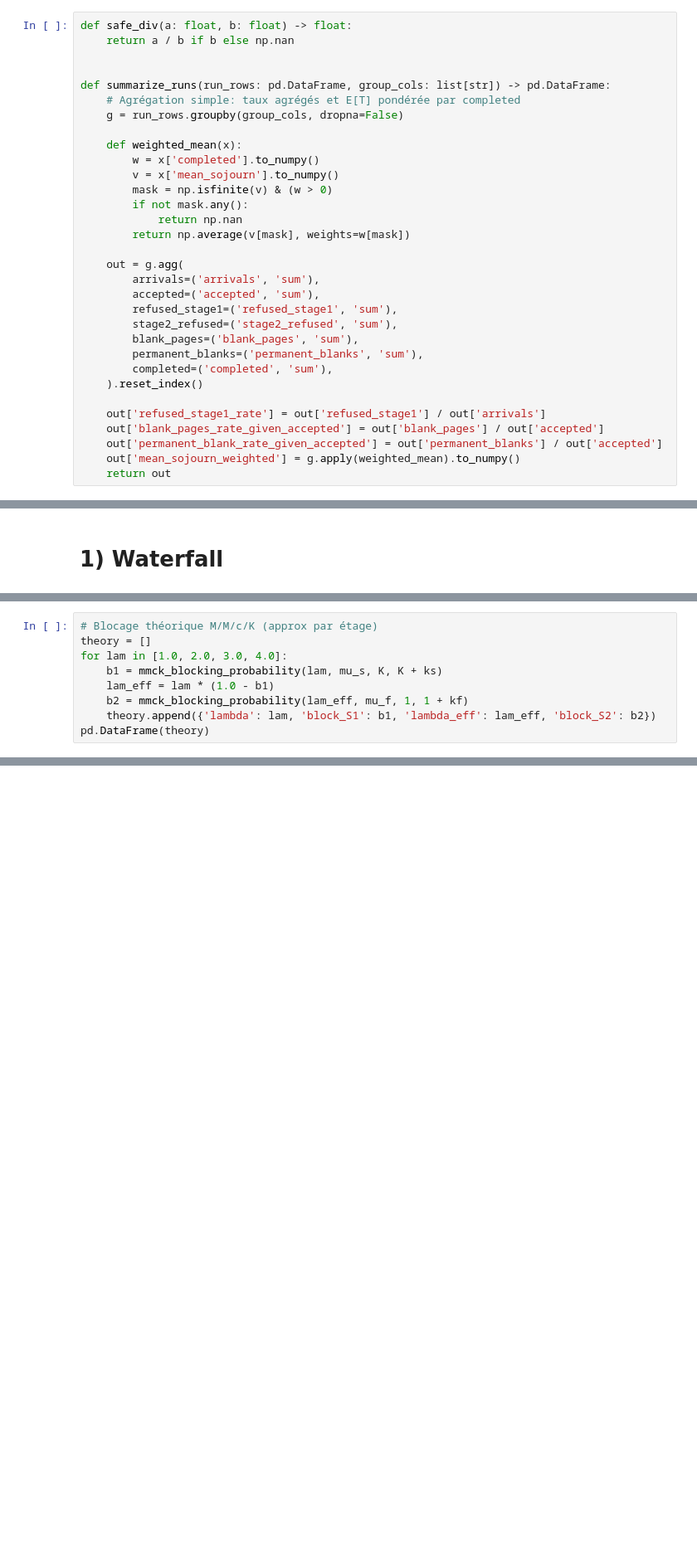
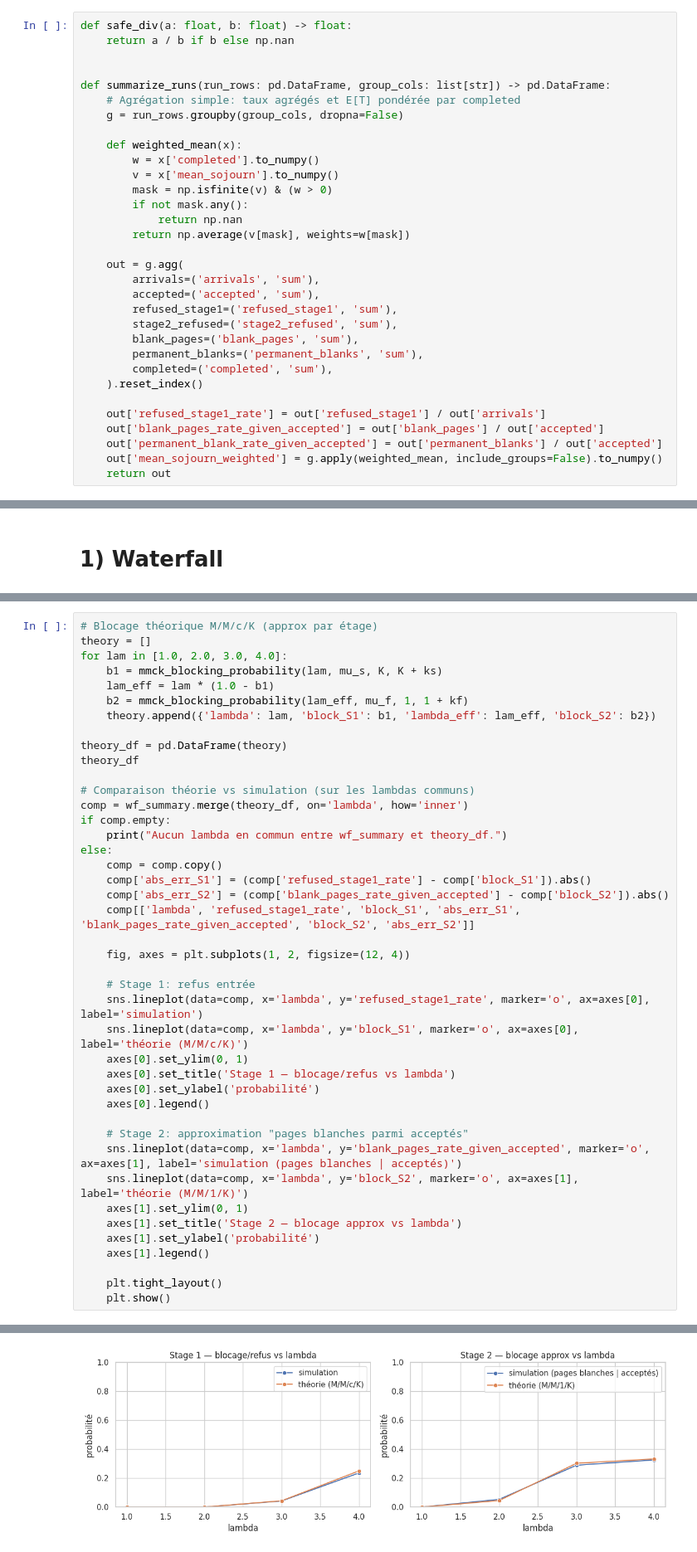
Before and after one commit to qghrjf646/file_d-attente, a Jupyter notebook: data/analysis.ipynb, the cells around one changed output, grey strips where cells are left out. Shown at 83% size. Saved outputs shown, nothing was run; the diff lists cells and outputs as text; blank space fills up the shorter version.

```diff
--- a/data/analysis.ipynb
+++ b/data/analysis.ipynb
@@ -55,7 +55,7 @@ def summarize_runs(run_rows: pd.DataFrame, group_cols: list[str]) -> pd.DataFram
     out['refused_stage1_rate'] = out['refused_stage1'] / out['arrivals']
     out['blank_pages_rate_given_accepted'] = out['blank_pages'] / out['accepted']
     out['permanent_blank_rate_given_accepted'] = out['permanent_blanks'] / out['accepted']
-    out['mean_sojourn_weighted'] = g.apply(weighted_mean).to_numpy()
+    out['mean_sojourn_weighted'] = g.apply(weighted_mean, include_groups=False).to_numpy()
     return out
 # %%
 def step_series(events: list[tuple[float, int]], t_end: float | None = None):
@@ -189,5 +198,38 @@ for lam in [1.0, 2.0, 3.0, 4.0]:
     lam_eff = lam * (1.0 - b1)
     b2 = mmck_blocking_probability(lam_eff, mu_f, 1, 1 + kf)
     theory.append({'lambda': lam, 'block_S1': b1, 'lambda_eff': lam_eff, 'block_S2': b2})
-pd.DataFrame(theory)
+
+theory_df = pd.DataFrame(theory)
+theory_df
+
+# Comparaison théorie vs simulation (sur les lambdas communs)
+comp = wf_summary.merge(theory_df, on='lambda', how='inner')
+if comp.empty:
+    print("Aucun lambda en commun entre wf_summary et theory_df.")
+else:
+    comp = comp.copy()
+    comp['abs_err_S1'] = (comp['refused_stage1_rate'] - comp['block_S1']).abs()
+    comp['abs_err_S2'] = (comp['blank_pages_rate_given_accepted'] - comp['block_S2']).abs()
+    comp[['lambda', 'refused_stage1_rate', 'block_S1', 'abs_err_S1', 'blank_pages_rate_given_accepted', 'block_S2', 'abs_err_S2']]
+
+    fig, axes = plt.subplots(1, 2, figsize=(12, 4))
+
+    # Stage 1: refus entrée
+    sns.lineplot(data=comp, x='lambda', y='refused_stage1_rate', marker='o', ax=axes[0], label='simulation')
+    sns.lineplot(data=comp, x='lambda', y='block_S1', marker='o', ax=axes[0], label='théorie (M/M/c/K)')
+    axes[0].set_ylim(0, 1)
+    axes[0].set_title('Stage 1 — blocage/refus vs lambda')
+    axes[0].set_ylabel('probabilité')
+    axes[0].legend()
+
+    # Stage 2: approximation "pages blanches parmi acceptés"
+    sns.lineplot(data=comp, x='lambda', y='blank_pages_rate_given_accepted', marker='o', ax=axes[1], label='simulation (pages blanches | acceptés)')
+    sns.lineplot(data=comp, x='lambda', y='block_S2', marker='o', ax=axes[1], label='théorie (M/M/1/K)')
+    axes[1].set_ylim(0, 1)
+    axes[1].set_title('Stage 2 — blocage approx vs lambda')
+    axes[1].set_ylabel('probabilité')
+    axes[1].legend()
+
+    plt.tight_layout()
+    plt.show()
 # %% [output]
@@ -198,0 +236 @@ pd.DataFrame(theory)
+[figure, added]
```
Also changed, not shown: parts of 9 cells of this notebook.
